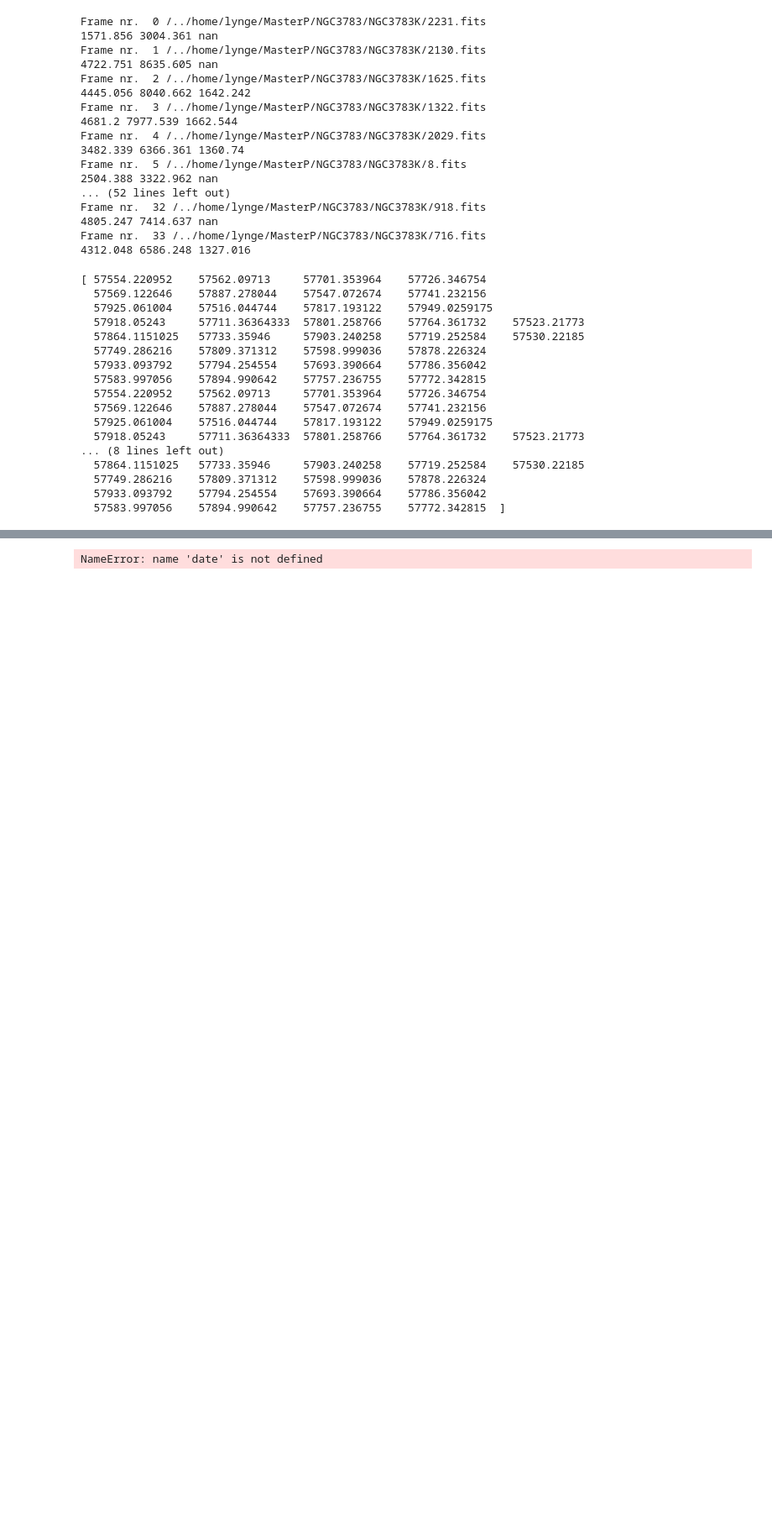
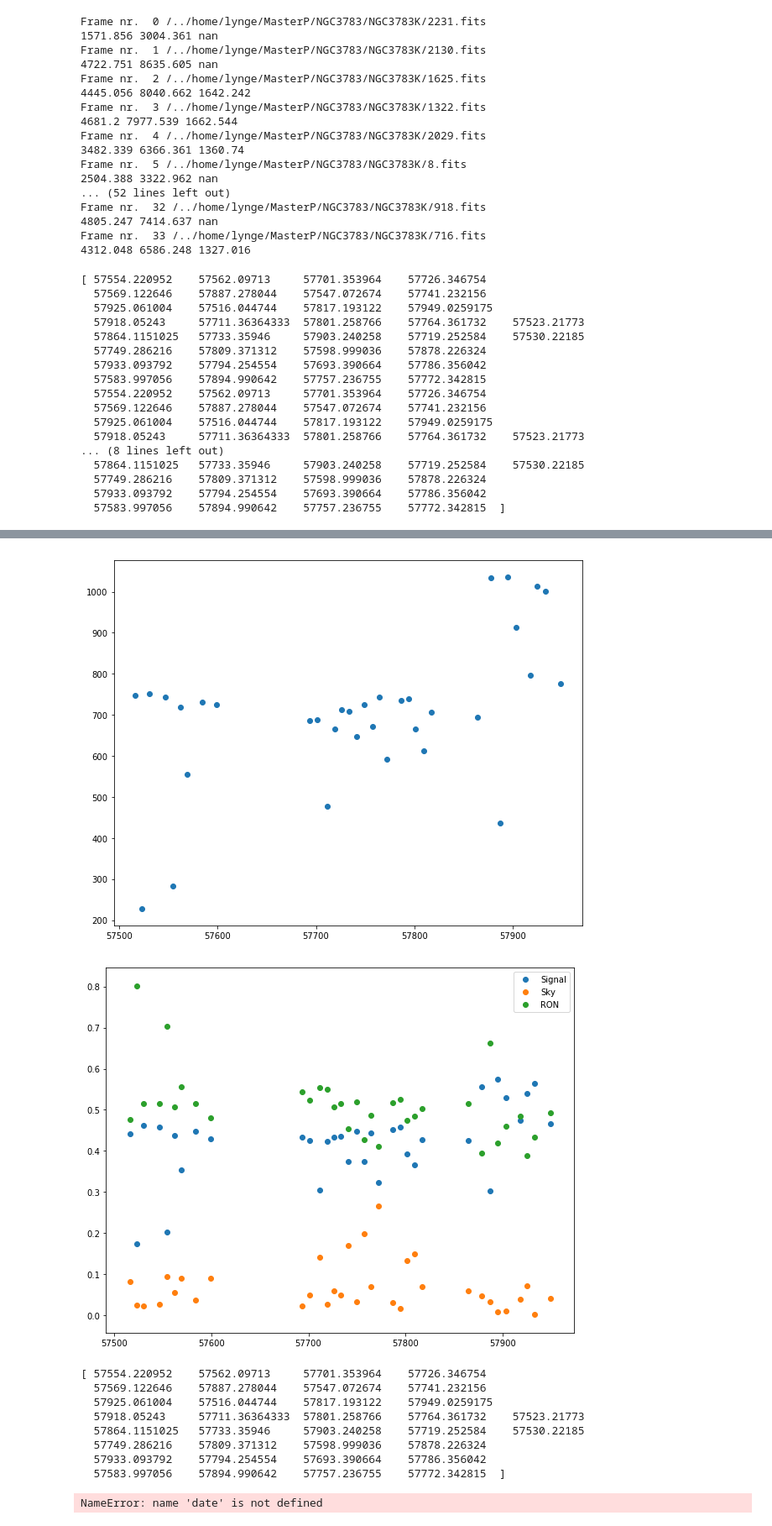
Before and after one commit to LyngeLauritsen/AGNlight, a Jupyter notebook: MasterP/NGC3783/NGC3783K-FLUX-CALIBRATION-NOV.ipynb, the cells around one changed output, grey strips where cells are left out. Shown at 84% size. Saved outputs shown, nothing was run; the diff lists cells and outputs as text; code cells hidden in the pictures; blank space fills up the shorter version.

```diff
--- a/MasterP/NGC3783/NGC3783K-FLUX-CALIBRATION-NOV.ipynb
+++ b/MasterP/NGC3783/NGC3783K-FLUX-CALIBRATION-NOV.ipynb
@@ -260,7 +299,7 @@ def SEXAGNflux(quas,aperture1):
     SNR_comp = []
     comp_array = np.zeros((len(quas),7))
     SNR_array = np.zeros((len(quas),8))
-    SNR_part = np.zeros((len(quas),4))
+    SNR_part = np.zeros((len(quas),5))
     gain = []
     #-----------------------------------------------------------------------------------------------
     for i in range(len(quas)):
@@ -343,9 +382,13 @@ def SEXAGNflux(quas,aperture1):
         #SNR_array[i,6] = SNR(a6,a_sky,header,aperture1,aperture1)
         #SNR_array[i,7] = SNR(a7,a_sky,header,aperture1,aperture1)
         SNR_part[i,0] = date[i]
-        SNR_part[i,1] = gain[i]*header['NDIT']*a_AGN_3*header['DIT']*a_AGN_pix
-        SNR_part[i,2] = gain[i]*header['NDIT']*np.sum(a_sky)*header['DIT']
-        SNR_part[i,3] = header['NDIT']*a_AGN_pix*header['RON']**2
+        SNR_part[i,1] = SNR(a_AGN,np.sum(a_sky),header,aperture1,aperture1)
+        SNR_part[i,2] = SNR11(a_AGN,np.sum(a_sky),header,aperture1,aperture1)\
+        /SNR44(a_AGN,np.sum(a_sky),header,aperture1,aperture1)
+        SNR_part[i,3] = SNR22(a_AGN,np.sum(a_sky),header,aperture1,aperture1)\
+        /SNR44(a_AGN,np.sum(a_sky),header,aperture1,aperture1)
+        SNR_part[i,4] = SNR33(a_AGN,np.sum(a_sky),header,aperture1,aperture1)\
+        /SNR44(a_AGN,np.sum(a_sky),header,aperture1,aperture1)
     #print 'YES'
     #-----------------------------------------------------------------------------------------------
     poissonAGN = np.array(poissonAGN)
@@ -440,3 +491,29 @@ print comp_array[:,4]
+# %%
+plt.figure(figsize=(10,8))
+plt.scatter(SNR_part_1[:,0],SNR_part_1[:,1])
+plt.show()
+
+plt.figure(figsize=(10,8))
+plt.scatter(SNR_part_1[:,0],SNR_part_1[:,2],label='Signal')
+plt.scatter(SNR_part_1[:,0],SNR_part_1[:,3],label='Sky')
+plt.scatter(SNR_part_1[:,0],SNR_part_1[:,4],label='RON')
+plt.legend()
+#plt.ylim([5*10**(-15),1.*10**(-14)])
+plt.show()
+
+print SNR_part_1[:,0]
+np.savetxt('../NOVEMBER/NGC3783_SNR_K.txt',SNR_part_1)
+# %% [output]
+[figure, added]
+[figure, added]
+[ 57554.220952    57562.09713     57701.353964    57726.346754
+  57569.122646    57887.278044    57547.072674    57741.232156
+  57925.061004    57516.044744    57817.193122    57949.0259175
+  57918.05243     57711.36364333  57801.258766    57764.361732    57523.21773
+  57864.1151025   57733.35946     57903.240258    57719.252584    57530.22185
+  57749.286216    57809.371312    57598.999036    57878.226324
+  57933.093792    57794.254554    57693.390664    57786.356042
+  57583.997056    57894.990642    57757.236755    57772.342815  ]
 # %%
 plt.figure(figsize=(20,14))
 plt.scatter(date,np.array(ABS_FLUX_LAMBDA_1),marker='x',\
```
Also changed, not shown: parts of 2 cells of this notebook, 20 other files.
